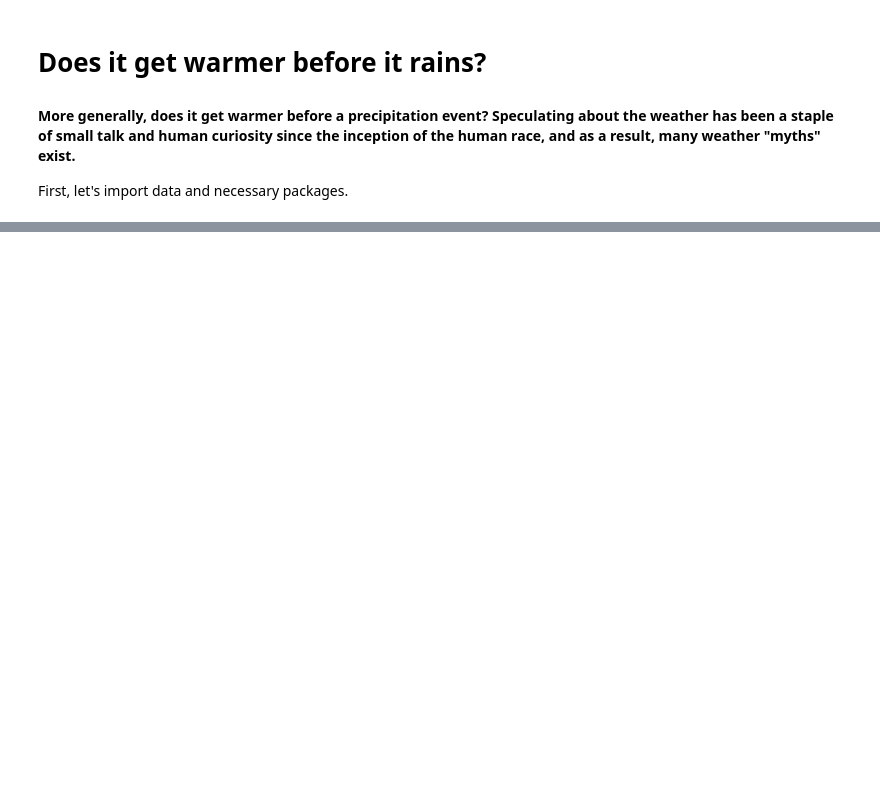
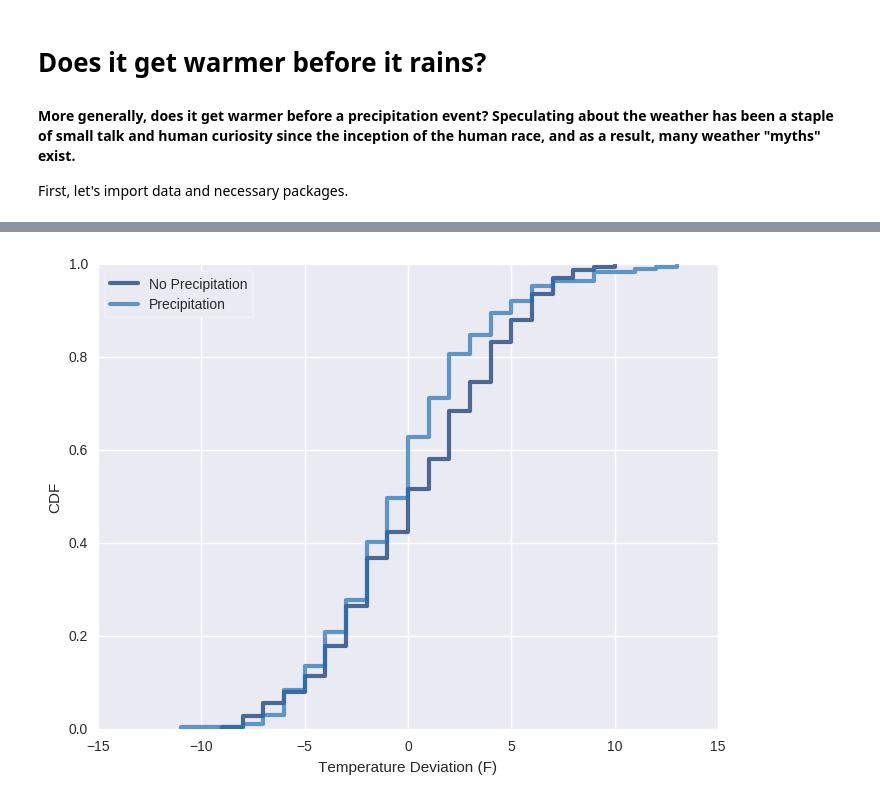
Before and after one commit to williamalu/data_science_weather, a Jupyter notebook: report2.ipynb, the cells around one changed output, grey strips where cells are left out. Saved outputs shown, nothing was run; the diff lists cells and outputs as text; code cells hidden in the pictures; blank space fills up the shorter version.

```diff
--- a/report2.ipynb
+++ b/report2.ipynb
@@ -40,0 +110,6 @@ seatac_2015 = seatac_2015[['STATION', 'DATE', 'DAILYAverageDryBulbTemp', 'DAILYP
+# %%
+# Evaluates whether or not precipitation occurred on a day
+seatac_2015['BOOLPrecip'] = seatac_2015.DAILYPrecip > 0
+seatac_2015['BOOLPrecipNum'] = seatac_2015['BOOLPrecip'].astype(int)
+
+display(seatac_2015)
@@ -40,0 +136,24 @@ seatac_2015 = seatac_2015[['STATION', 'DATE', 'DAILYAverageDryBulbTemp', 'DAILYP
+# %%
+# Plots PMFs of all temperature deviation and temperature deviation when there is precipitation for comparison
+
+seatac_2015_precip_true = seatac_2015[seatac_2015.BOOLPrecip == True].copy(deep=True)
+precip_temp_dev_pmf = thinkstats2.Pmf(seatac_2015_precip_true['DEVFromAvg'].round(decimals=0), label='Precip True')
+
+# thinkplot.Pmf(all_temp_dev_pmf)
+# thinkplot.Pmf(precip_temp_dev_pmf)
+# thinkplot.Config(xlabel='Temperature Deviation (F)', ylabel='PMF')
+# thinkplot.Show()
+# %%
+# Plots CDFs of all temperature deviation and temperature deviation when there is precipitation for comparison
+
+seatac_2015_precip_false = seatac_2015[seatac_2015.BOOLPrecip == False].copy(deep=True)
+
+noprecip_temp_dev_cdf = thinkstats2.Cdf(seatac_2015_precip_false['DEVFromAvg'].round(decimals=0), label='No Precipitation')
+precip_temp_dev_cdf = thinkstats2.Cdf(seatac_2015_precip_true['DEVFromAvg'].round(decimals=0), label='Precipitation')
+
+thinkplot.Cdf(noprecip_temp_dev_cdf)
+thinkplot.Cdf(precip_temp_dev_cdf)
+thinkplot.Config(xlabel='Temperature Deviation (F)', ylabel='CDF', loc='best')
+thinkplot.Show()
+# %% [output]
+[figure, added]
```
Also changed, not shown: parts of 11 cells of this notebook.
